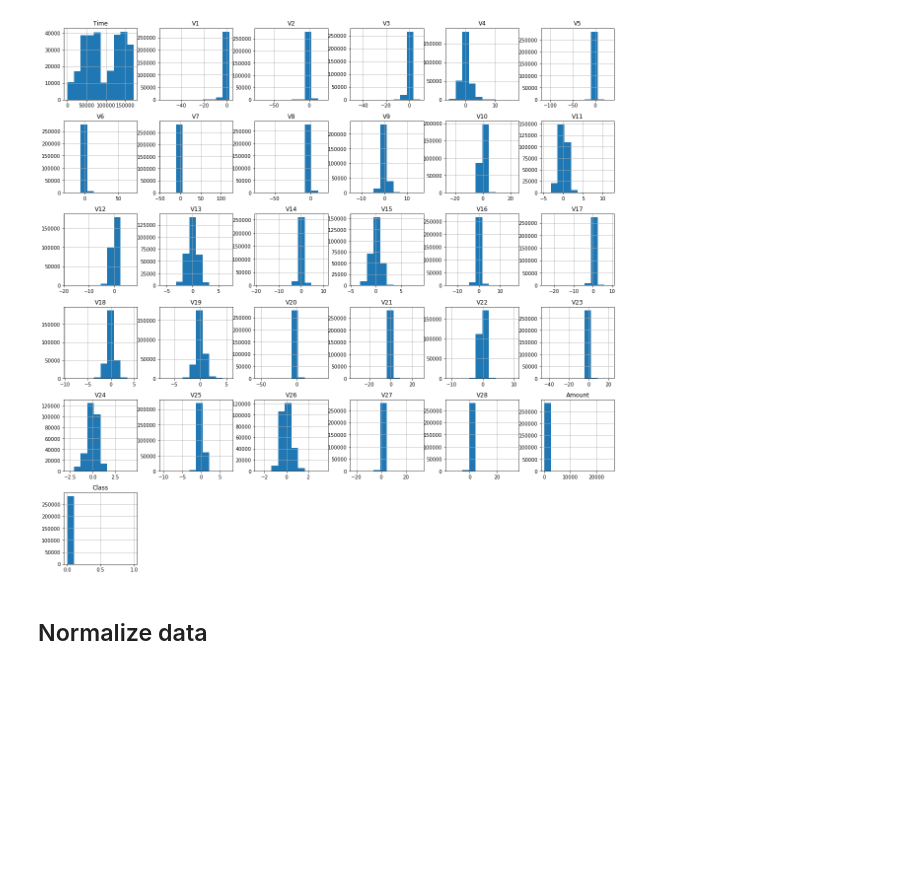
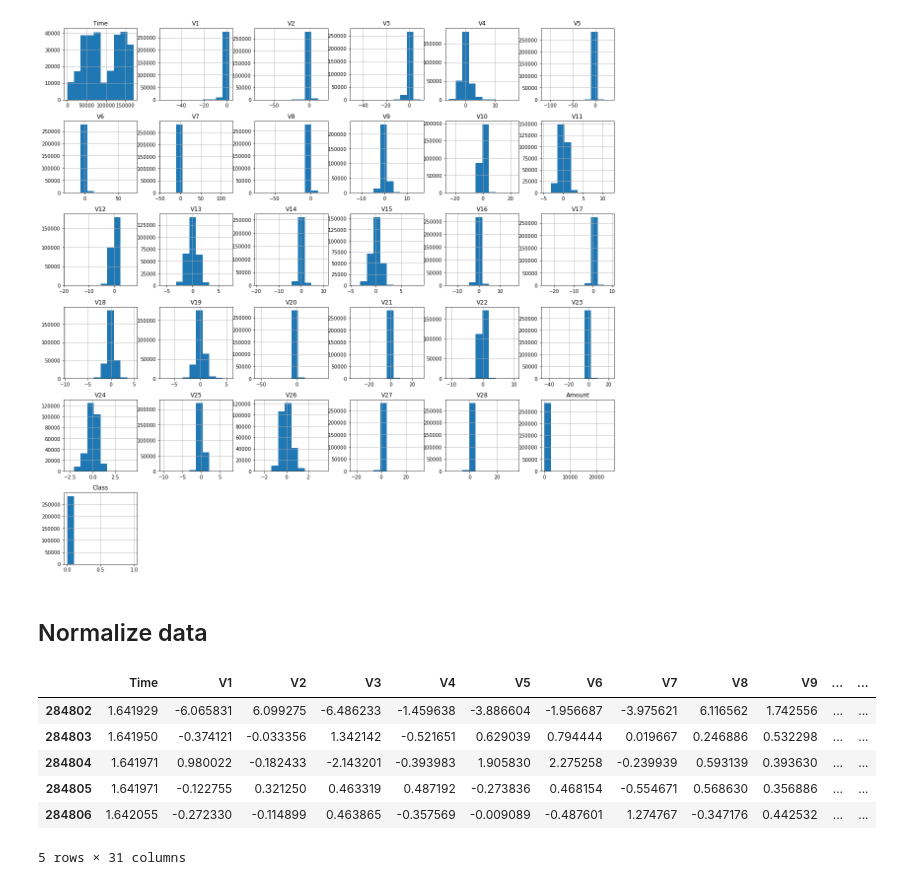
Before and after one commit to bjarnemu/aml2021finalproject, a Jupyter notebook: main.ipynb, the cells around one changed output. Drawn from its saved outputs; the diff is of its cells as text; code cells hidden in the pictures; blank space fills up the shorter version.

Commit message:
Test: added normalization

```diff
--- a/main.ipynb
+++ b/main.ipynb
@@ -49,3 +49,15 @@ array([[<AxesSubplot:title={'center':'Time'}>,
 [figure]
 # %% [markdown]
 ## Normalize data
+# %%
+#Mean normalization
+normalized_records=(records-records.mean())/records.std()
+normalized_records.tail()
+# %% [output]
+|  | Time | V1 | V2 | V3 | V4 | V5 | V6 | V7 | V8 | V9 | ... | ... |
+| 284802 | 1.641929 | -6.065831 | 6.099275 | -6.486233 | -1.459638 | -3.886604 | -1.956687 | -3.975621 | 6.116562 | 1.742556 | ... | ... |
+| 284803 | 1.641950 | -0.374121 | -0.033356 | 1.342142 | -0.521651 | 0.629039 | 0.794444 | 0.019667 | 0.246886 | 0.532298 | ... | ... |
+| 284804 | 1.641971 | 0.980022 | -0.182433 | -2.143201 | -0.393983 | 1.905830 | 2.275258 | -0.239939 | 0.593139 | 0.393630 | ... | ... |
+| 284805 | 1.641971 | -0.122755 | 0.321250 | 0.463319 | 0.487192 | -0.273836 | 0.468154 | -0.554671 | 0.568630 | 0.356886 | ... | ... |
+| 284806 | 1.642055 | -0.272330 | -0.114899 | 0.463865 | -0.357569 | -0.009089 | -0.487601 | 1.274767 | -0.347176 | 0.442532 | ... | ... |
+5 rows × 31 columns
```
